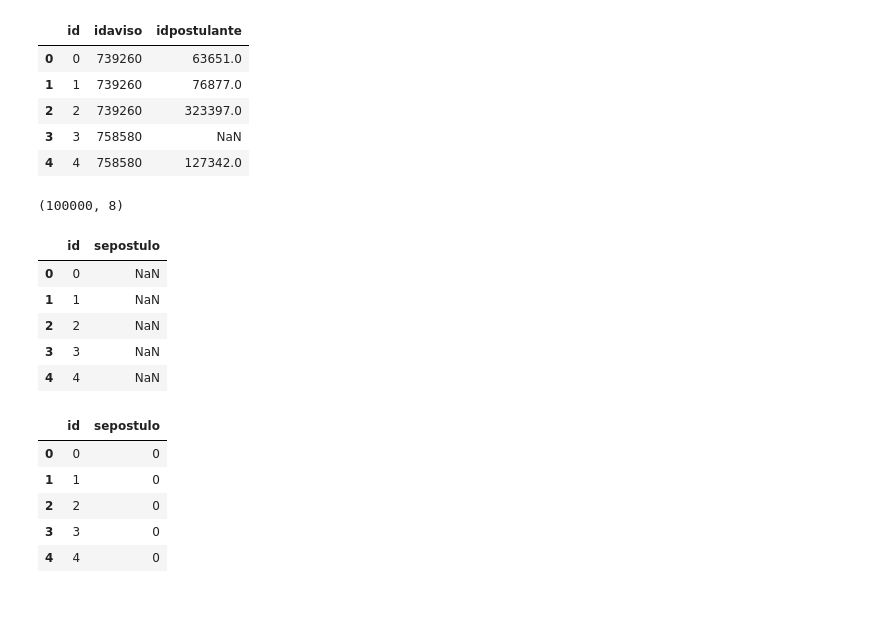
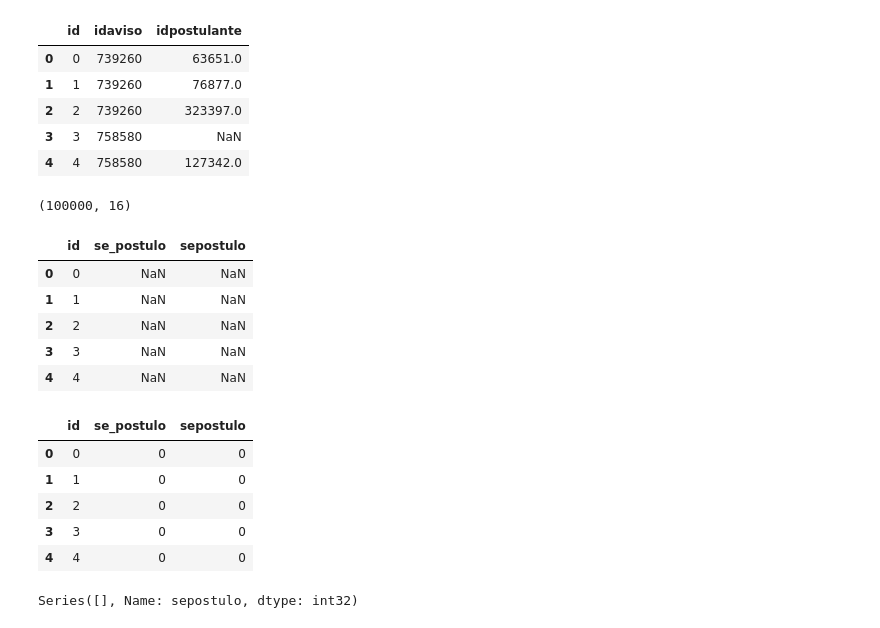
Before and after one commit to PRPablo/dataJobSearches, a Jupyter notebook: prediction/4-Adri KNN.ipynb, the cells around one changed output. Drawn from its saved outputs; the diff is of its cells as text; code cells hidden in the pictures.

```diff
--- a/prediction/4-Adri KNN.ipynb
+++ b/prediction/4-Adri KNN.ipynb
@@ -39,0 +52,3 @@ df = full_data[['idaviso', 'idpostulante', 'valor_educacion', 'sexo', 'idtitulo'
+# %%
+df = pd.read_csv('../data/adri_data/entrenamiento_postulaciones_vistas4.csv', encoding='utf-8')
+df.head()
@@ -40,4 +62,5 @@ df = full_data[['idaviso', 'idpostulante', 'valor_educacion', 'sexo', 'idtitulo'
 # %%
 # X will have the numeric data, Y will have the target class
-X = np.array(df.ix[:, 0:5])
+dfix = df.ix[:, 0:13];
+X = np.array(dfix)
 y = np.array(df['se_postulo'])
@@ -99,6 +120,6 @@ pred_df.head()
 # %% [markdown]
 # Predigo con todos los datos
 # %%
-X_full_data = np.array(df.ix[:, 0:5])
+X_full_data = np.array(dfix)
 X_full_data
 # %% [output]
@@ -193,26 +213,32 @@ top100_full.head()
 top100_full = pd.merge(top100_full, df, how='left', on=['idaviso','idpostulante'])
 top100_full.shape
 # %% [output]
-(100000, 8)
+(100000, 16)
 # %%
-top100_full = top100_full[['id', 'sepostulo']]
+top100_full = top100_full[['id', 'se_postulo', 'sepostulo']]
 top100_full.head()
 # %% [output]
-|  | id | sepostulo |
-| 0 | 0 | NaN |
-| 1 | 1 | NaN |
-| 2 | 2 | NaN |
-| 3 | 3 | NaN |
-| 4 | 4 | NaN |
+|  | id | se_postulo | sepostulo |
+| 0 | 0 | NaN | NaN |
+| 1 | 1 | NaN | NaN |
+| 2 | 2 | NaN | NaN |
+| 3 | 3 | NaN | NaN |
+| 4 | 4 | NaN | NaN |
 # %%
 top100_full.fillna(0, inplace=True)
 # %%
+top100_full['se_postulo'] = top100_full['se_postulo'].astype('int')
 top100_full['sepostulo'] = top100_full['sepostulo'].astype('int')
 top100_full.head()
 # %% [output]
-|  | id | sepostulo |
-| 0 | 0 | 0 |
-| 1 | 1 | 0 |
-| 2 | 2 | 0 |
-| 3 | 3 | 0 |
-| 4 | 4 | 0 |
+|  | id | se_postulo | sepostulo |
+| 0 | 0 | 0 | 0 |
+| 1 | 1 | 0 | 0 |
+| 2 | 2 | 0 | 0 |
+| 3 | 3 | 0 | 0 |
+| 4 | 4 | 0 | 0 |
+# %%
+top100_full.loc[(top100_full['sepostulo'] == 0) & (top100_full['se_postulo'] == 1), 'sepostulo'] = 1
+top100_full[(top100_full['sepostulo'] == 0) & (top100_full['se_postulo'] == 1)]['sepostulo']
+# %% [output]
+Series([], Name: sepostulo, dtype: int32)
```
Also changed, not shown: parts of 13 cells of this notebook.
